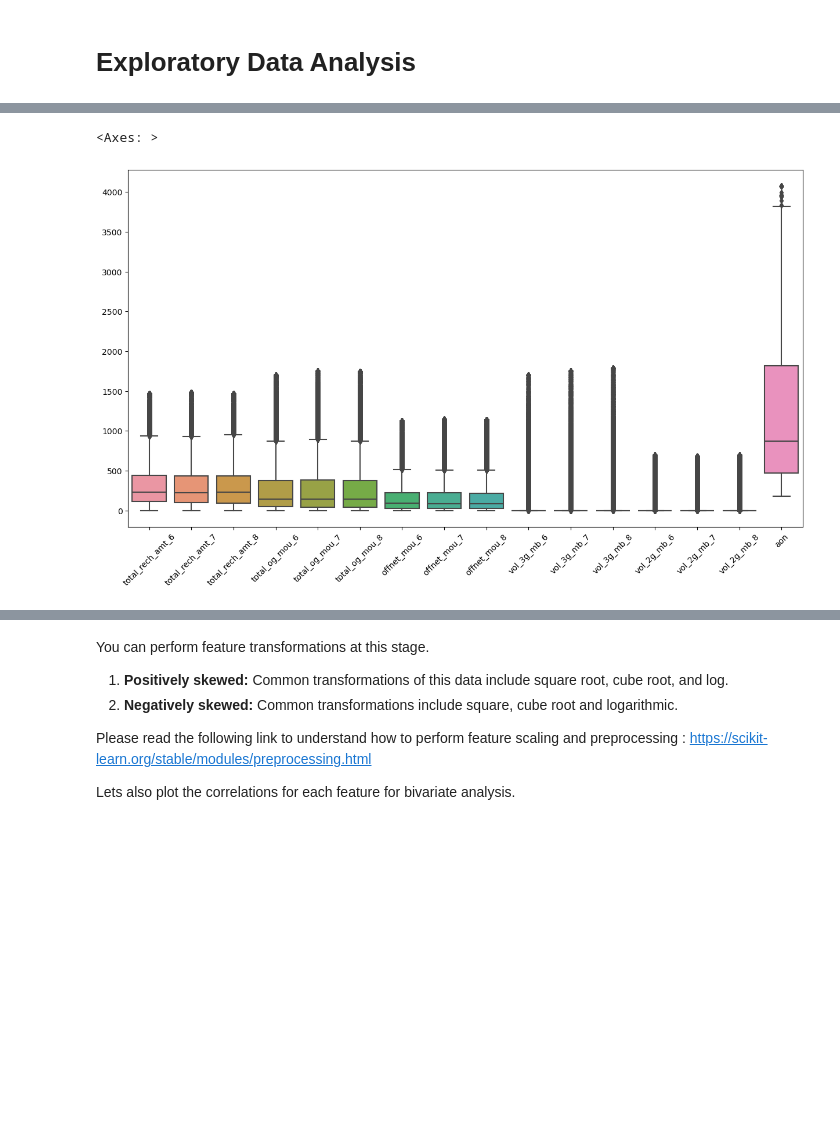
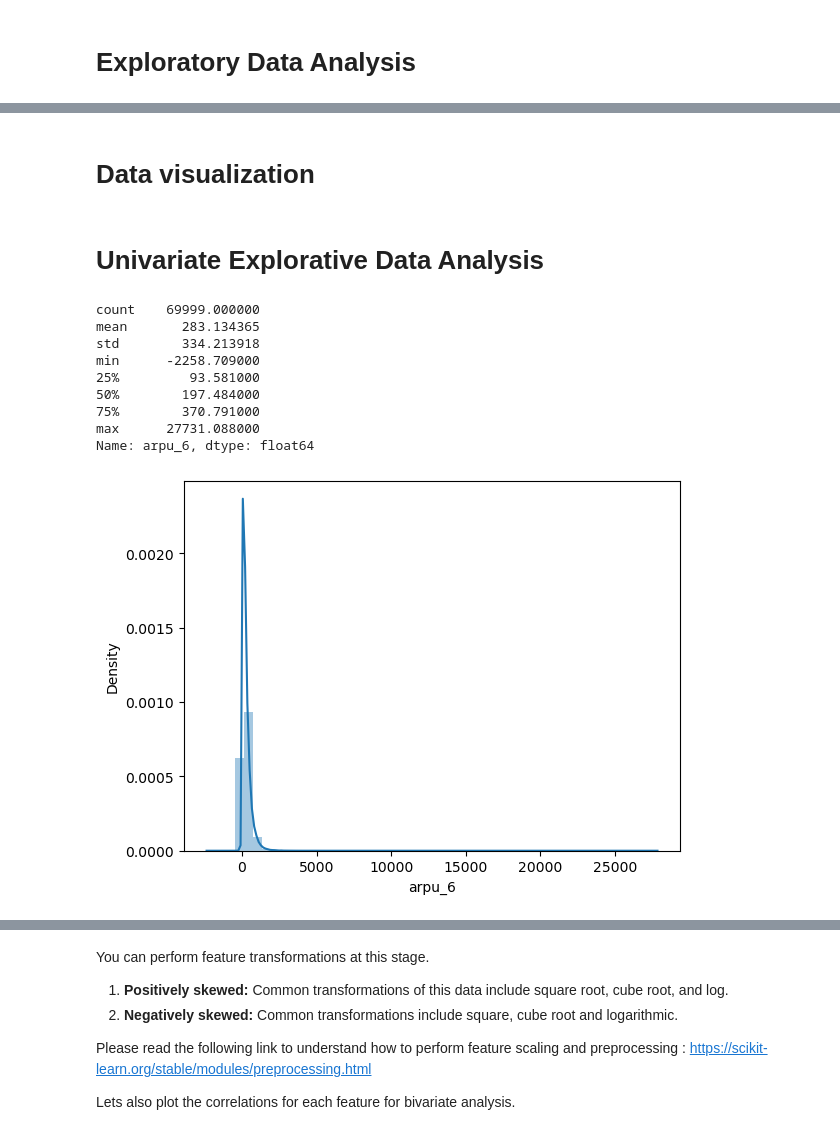
Before and after one commit to kapasitejas/Telecom_Churn_Case_Study, a Jupyter notebook: telecom-casestudy.ipynb, the cells around one changed output, grey strips where cells are left out. Drawn from its saved outputs; the diff is of its cells as text; code cells hidden in the pictures; blank space fills up the shorter version.

```diff
--- a/telecom-casestudy.ipynb
+++ b/telecom-casestudy.ipynb
@@ -364,9 +367,9 @@ dtype: float64
 Drop Date Type columns as recharge amount will be 0 for the missing dates
 # %%
 
-print("Shape before dropping: ", churn.shape)
-churn = churn.drop(date_type_cols, axis=1)
-print("Shape after dropping: ", churn.shape)
+print("Shape before dropping: ", data.shape)
+data = data.drop(date_type_cols, axis=1)
+print("Shape after dropping: ", data.shape)
 # %% [output]
 Shape before dropping:  (69999, 140)
 Shape after dropping:  (69999, 134)
@@ -521,9 +423,22 @@ def cap_outliers(array, k=3):
-# %%
-X_train_filtered1 = X_train_filtered.apply(cap_outliers, axis=0)
-
-plt.figure(figsize=(15,8))
-plt.xticks(rotation=45)
-sns.boxplot(data = X_train_filtered1)
-# %% [output]
-<Axes: >
-[figure, removed]
+# %% [markdown]
+<h1><b>Data visualization</b></h1>
+# %%
+def univariate_plot(variable, show_stats=True):
+        sns.distplot(variable)
+        if show_stats == True:
+            print(variable.describe())
+# %% [markdown]
+<h1><b>Univariate Explorative Data Analysis</h1>
+# %%
+univariate_plot(data.arpu_6)
+# %% [output]
+count    69999.000000
+mean       283.134365
+std        334.213918
+min      -2258.709000
+25%         93.581000
+50%        197.484000
+75%        370.791000
+max      27731.088000
+Name: arpu_6, dtype: float64
+[figure, added]
```
Also changed, not shown: parts of 76 cells of this notebook.
